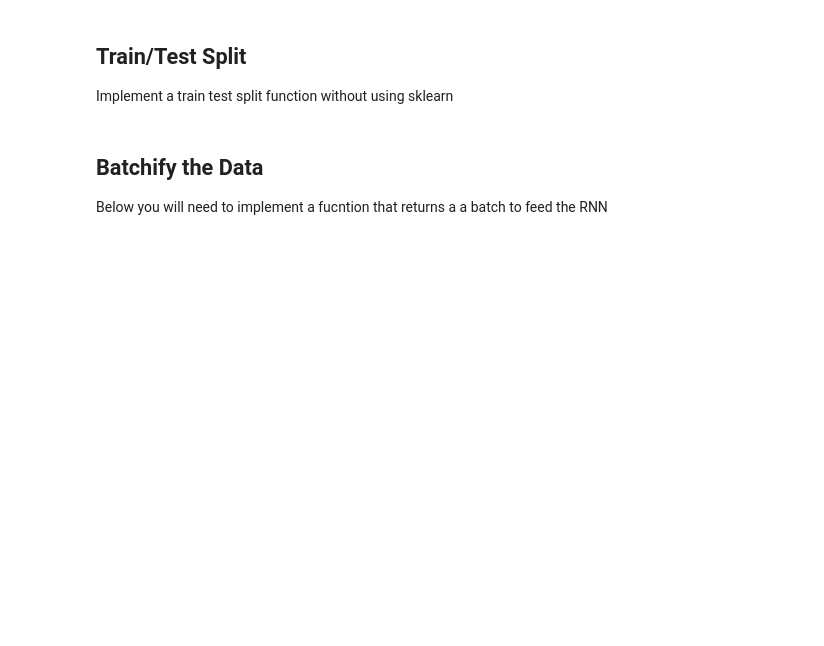
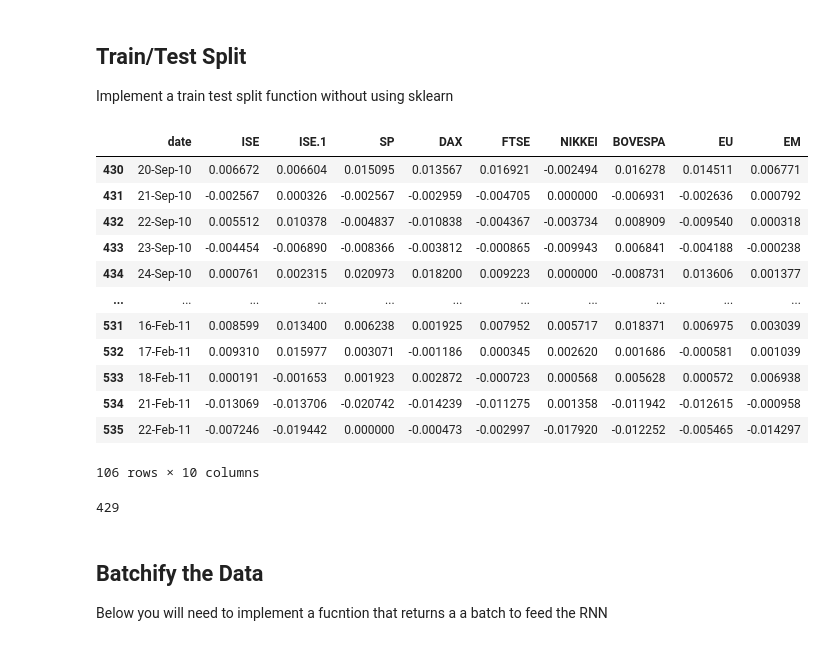
Before and after one commit to Marzipan78/Striving, a Jupyter notebook: M5_Deep_Learning/09. RNN Times Series Regression/RNN_Time_Series_Regression.ipynb, the cells around one changed output. Saved outputs shown, nothing was run; the diff lists cells and outputs as text; code cells hidden in the pictures; blank space fills up the shorter version.

```diff
--- a/M5_Deep_Learning/09. RNN Times Series Regression/RNN_Time_Series_Regression.ipynb
+++ b/M5_Deep_Learning/09. RNN Times Series Regression/RNN_Time_Series_Regression.ipynb
@@ -128,3 +124,31 @@ df_test = 0
+# %%
+df_size = df.shape[0]
+msk = round(0.8 * len(df))
+df_train = df.loc[:msk,:]
+df_test = df.loc[msk + 1 :  , ]
+df_test
+# %% [output]
+|  | date | ISE | ISE.1 | SP | DAX | FTSE | NIKKEI | BOVESPA | EU | EM |
+| 430 | 20-Sep-10 | 0.006672 | 0.006604 | 0.015095 | 0.013567 | 0.016921 | -0.002494 | 0.016278 | 0.014511 | 0.006771 |
+| 431 | 21-Sep-10 | -0.002567 | 0.000326 | -0.002567 | -0.002959 | -0.004705 | 0.000000 | -0.006931 | -0.002636 | 0.000792 |
+| 432 | 22-Sep-10 | 0.005512 | 0.010378 | -0.004837 | -0.010838 | -0.004367 | -0.003734 | 0.008909 | -0.009540 | 0.000318 |
+| 433 | 23-Sep-10 | -0.004454 | -0.006890 | -0.008366 | -0.003812 | -0.000865 | -0.009943 | 0.006841 | -0.004188 | -0.000238 |
+| 434 | 24-Sep-10 | 0.000761 | 0.002315 | 0.020973 | 0.018200 | 0.009223 | 0.000000 | -0.008731 | 0.013606 | 0.001377 |
+| ... | ... | ... | ... | ... | ... | ... | ... | ... | ... | ... |
+| 531 | 16-Feb-11 | 0.008599 | 0.013400 | 0.006238 | 0.001925 | 0.007952 | 0.005717 | 0.018371 | 0.006975 | 0.003039 |
+| 532 | 17-Feb-11 | 0.009310 | 0.015977 | 0.003071 | -0.001186 | 0.000345 | 0.002620 | 0.001686 | -0.000581 | 0.001039 |
+| 533 | 18-Feb-11 | 0.000191 | -0.001653 | 0.001923 | 0.002872 | -0.000723 | 0.000568 | 0.005628 | 0.000572 | 0.006938 |
+| 534 | 21-Feb-11 | -0.013069 | -0.013706 | -0.020742 | -0.014239 | -0.011275 | 0.001358 | -0.011942 | -0.012615 | -0.000958 |
+| 535 | 22-Feb-11 | -0.007246 | -0.019442 | 0.000000 | -0.000473 | -0.002997 | -0.017920 | -0.012252 | -0.005465 | -0.014297 |
+106 rows × 10 columns
+# %%
+df_size = df.shape[0]
+msk1 = round(0.8 * df_size)
+df_train1 = df.loc[:msk1,:]
+df_test1 = df.loc[msk1 + 1 :  , ]
+msk
+# %% [output]
+429
 # %% [markdown]
 ## Batchify the Data
 
```
Also changed, not shown: parts of 2 cells of this notebook.
